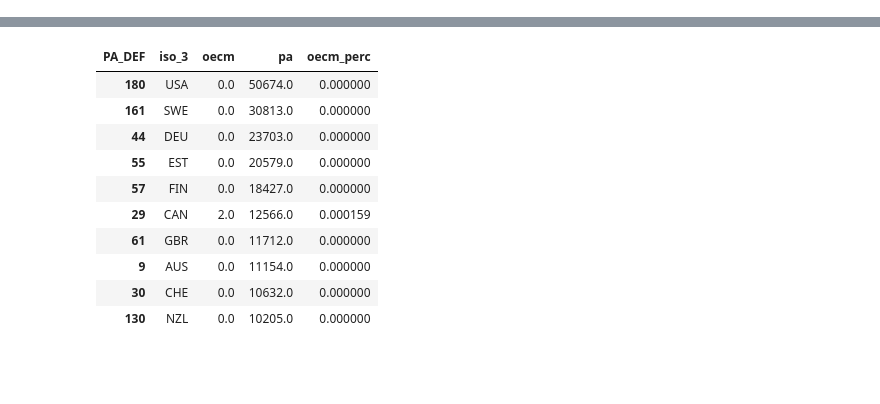
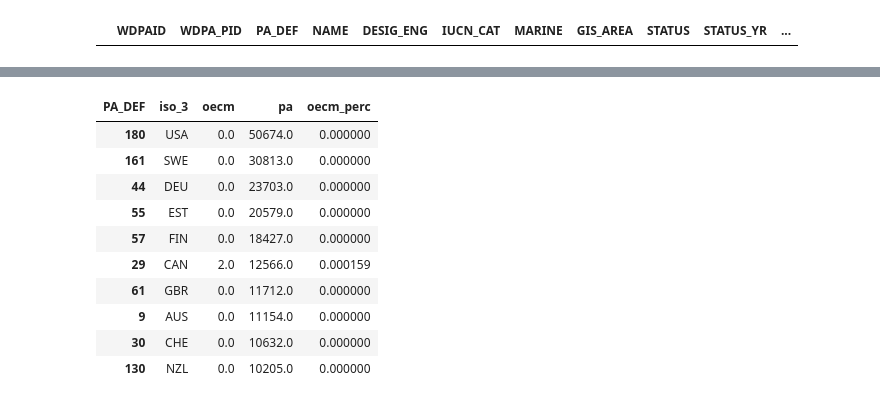
Before and after one commit to Vizzuality/skytruth-30x30, a Jupyter notebook: data/notebooks/test_bygrid.ipynb, the cells around one changed output, grey strips where cells are left out. Cells and saved outputs as stored; diff of their text form; code cells hidden in the pictures; blank space fills up the shorter version.

```diff
--- a/data/notebooks/test_bygrid.ipynb
+++ b/data/notebooks/test_bygrid.ipynb
@@ -230,7 +238,11 @@ sjoin_gdf = await spatial_join(wdpa_subset, gadm_sync)
+# %%
+sjoin_gdf.rename(columns={"GID_0": "iso_3"}, inplace=True)
 # %%
 # test that we have not produce duplicates
-sjoin_gdf.loc[sjoin_gdf.duplicated(subset=["WDPA_PID", "GID_0"], keep=False)].sort_values(
+sjoin_gdf.loc[sjoin_gdf.duplicated(subset=["WDPA_PID", "iso_3"], keep=False)].sort_values(
     "WDPA_PID"
 )
+# %% [output]
+|  | WDPAID | WDPA_PID | PA_DEF | NAME | DESIG_ENG | IUCN_CAT | MARINE | GIS_AREA | STATUS | STATUS_YR | ... |
 # %%
 data = await process_grid(sjoin_gdf)
```
Also changed, not shown: parts of 6 cells of this notebook, 2 other files.
